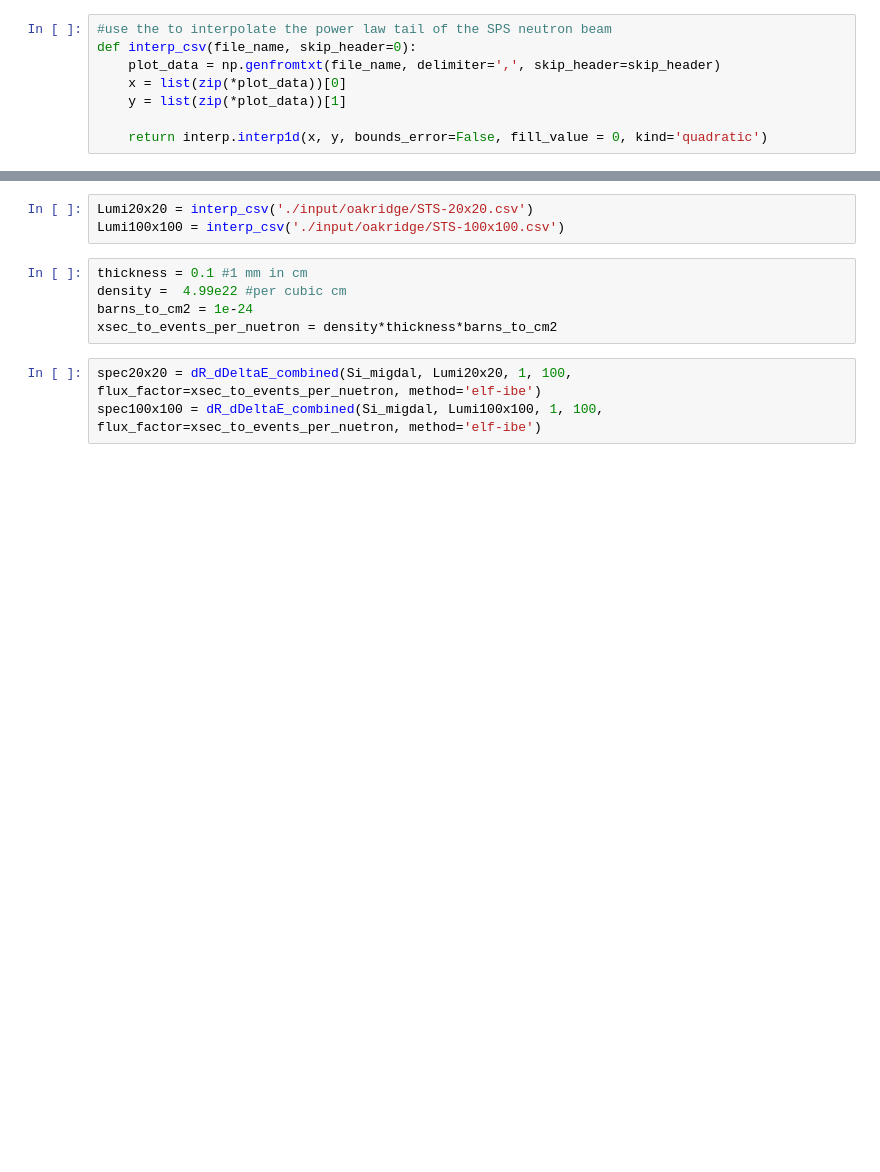
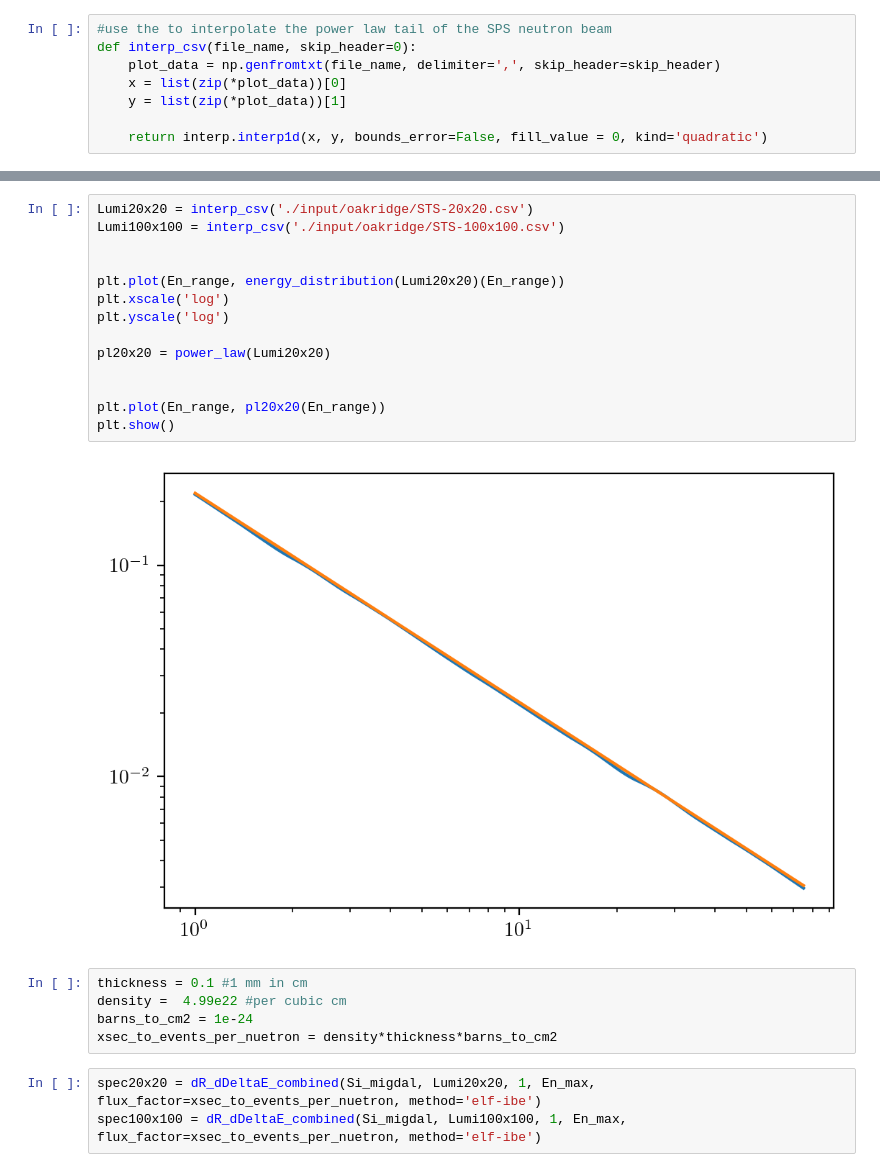
Before and after one commit to Duncan-Adams/MigdalCalc, a Jupyter notebook: Si_lowE.ipynb, the cells around one changed output, grey strips where cells are left out. Saved outputs shown, nothing was run; the diff lists cells and outputs as text; blank space fills up the shorter version.

```diff
--- a/Si_lowE.ipynb
+++ b/Si_lowE.ipynb
@@ -83,14 +138,27 @@ plt.show()
 # %%
 Lumi20x20 = interp_csv('./input/oakridge/STS-20x20.csv')
 Lumi100x100 = interp_csv('./input/oakridge/STS-100x100.csv')
+
+
+plt.plot(En_range, energy_distribution(Lumi20x20)(En_range))
+plt.xscale('log')
+plt.yscale('log')
+
+pl20x20 = power_law(Lumi20x20)
+
+
+plt.plot(En_range, pl20x20(En_range))
+plt.show()
+# %% [output]
+[figure, added]
 # %%
 thickness = 0.1 #1 mm in cm
 density =  4.99e22 #per cubic cm
 barns_to_cm2 = 1e-24
 xsec_to_events_per_nuetron = density*thickness*barns_to_cm2
 # %%
-spec20x20 = dR_dDeltaE_combined(Si_migdal, Lumi20x20, 1, 100, flux_factor=xsec_to_events_per_nuetron, method='elf-ibe')
-spec100x100 = dR_dDeltaE_combined(Si_migdal, Lumi100x100, 1, 100, flux_factor=xsec_to_events_per_nuetron, method='elf-ibe')
+spec20x20 = dR_dDeltaE_combined(Si_migdal, Lumi20x20, 1, En_max, flux_factor=xsec_to_events_per_nuetron, method='elf-ibe')
+spec100x100 = dR_dDeltaE_combined(Si_migdal, Lumi100x100, 1, En_max, flux_factor=xsec_to_events_per_nuetron, method='elf-ibe')
 # %%
 plt.plot(dE_range, spec20x20(dE_range), label="STS-20x20")
 plt.plot(dE_range, spec100x100(dE_range), label="STS-100x100")
```
Also changed, not shown: parts of 8 cells of this notebook, 19 other files.
